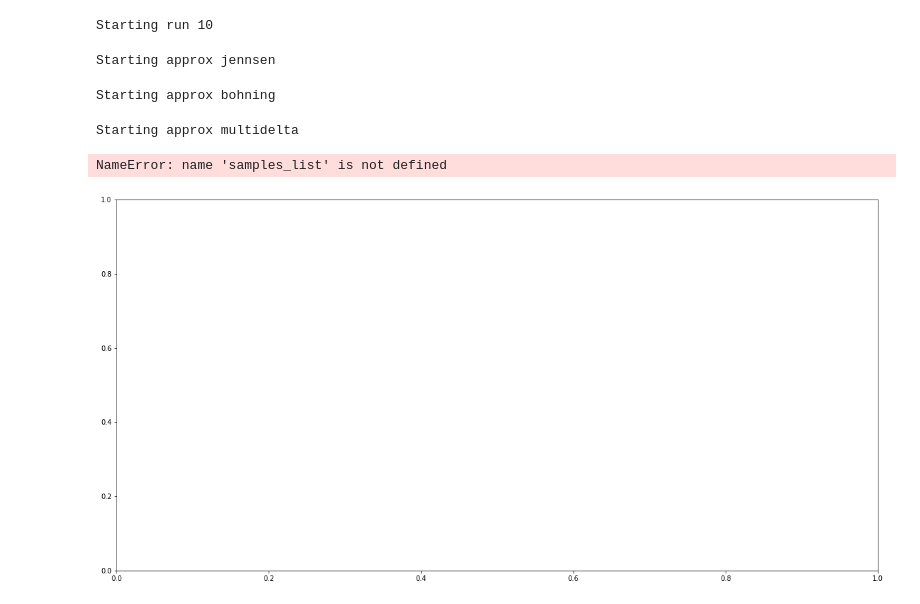
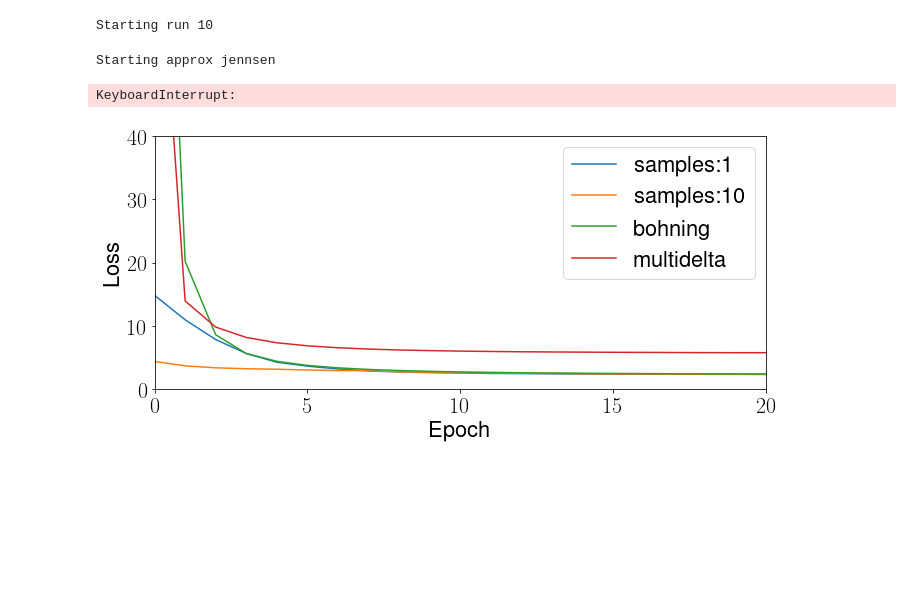
Before and after one commit to philippvb/ResearchProjectLLVI, a Jupyter notebook: BasicExample/experiments/Classification/MNIST/cf_vs_mc.ipynb, the cells around one changed output. Drawn from its saved outputs; the diff is of its cells as text; code cells hidden in the pictures; blank space fills up the shorter version.

Commit message:
Updated MNIST

```diff
--- a/BasicExample/experiments/Classification/MNIST/cf_vs_mc.ipynb
+++ b/BasicExample/experiments/Classification/MNIST/cf_vs_mc.ipynb
@@ -17,13 +12,22 @@ test
+# %%
+from matplotlib import pyplot as plt
+plt.rcParams.update({
+    "text.usetex": True,
+    "font.size": 22,
+    "font.family": "sans-serif",
+    "font.sans-serif": ["Helvetica"]})
 # %%
 batch_size_train = 32
-batch_size_test = 1000
 filepath = "/Users/philippvonbachmann/Documents/University/WiSe2122/ResearchProject/ResearchProjectLLVI/BasicExample/datasets/Classification"
-train_loader = torch.utils.data.DataLoader(
-  torchvision.datasets.MNIST(filepath, train=True, download=False,
+dataset = torchvision.datasets.MNIST(filepath, train=True, download=False,
                             transform=torchvision.transforms.Compose([
                               torchvision.transforms.ToTensor(),
                               torchvision.transforms.Normalize(
                                 (0.1307,), (0.3081,))
-                            ])),
+                            ]))
+train_size = int(0.1 * len(dataset))
+rest_size = len(dataset) - train_size
+dataset, _ = torch.utils.data.random_split(dataset, [train_size, rest_size])
+train_loader = torch.utils.data.DataLoader(dataset,
   batch_size=batch_size_train, shuffle=True)
 n_datapoints = batch_size_train * len(train_loader)
@@ -35,13 +59,13 @@ mc_train_losses = []
 mc_train_times = []
 for samples in samples_list:
     print("Starting run", samples)
-    feature_extractor = CNN(optimizer=torch.optim.Adam, lr=lr, weight_decay=5e-4)
+    feature_extractor = VICNN(optimizer=torch.optim.Adam, lr=lr, weight_decay=5e-4)
     dist = FullCovariance(50, 10, lr=lr)
     net_mc = LLVIClassification(50, 10, feature_extractor, dist,
     prior_log_var=-1, optimizer_type=torch.optim.Adam,
     tau=0.1, lr=lr)
     start_time = datetime.now()
-    train_loss = net_mc.train_model(train_loader, epochs=5, n_datapoints=n_datapoints, samples=samples, method=LikApprox.MONTECARLO)
+    train_loss = net_mc.train_model(train_loader, epochs=50, n_datapoints=n_datapoints, samples=samples, method=LikApprox.MONTECARLO)
     total_time = int((datetime.now() - start_time).total_seconds())
     mc_train_losses.append(train_loss)
     mc_train_times.append(total_time)
@@ -49,41 +73,41 @@ for samples in samples_list:
 Starting run 1
 Starting run 10
 # %%
-approx_list = ["jennsen", "bohning", "multidelta"]
+approx_list = ["bohning", "multidelta"] # "jennsen" (gives nan for this example)
 cf_train_losses = []
 cf_train_times = []
 for approx_name in approx_list:
     print("Starting approx", approx_name)
-    feature_extractor = CNN(optimizer=torch.optim.Adam, lr=lr, weight_decay=5e-4)
+    feature_extractor = VICNN(optimizer=torch.optim.Adam, lr=lr, weight_decay=5e-4)
     dist = FullCovariance(50, 10, lr=lr)
     net_cf = LLVIClassification(50, 10, feature_extractor, dist,
     prior_log_var=-1, optimizer_type=torch.optim.Adam,
     tau=0.1, lr=lr)
     start_time = datetime.now()
-    train_loss = net_cf.train_model(train_loader, epochs=5, n_datapoints=n_datapoints, samples=5, method=LikApprox.CLOSEDFORM, approx_name=approx_name)
+    train_loss = net_cf.train_model(train_loader, epochs=50, n_datapoints=n_datapoints, samples=5, method=LikApprox.CLOSEDFORM, approx_name=approx_name)
     cf_train_losses.append(train_loss)
     cf_train_times.append(int((datetime.now() - start_time).total_seconds()))
 # %% [output]
 Starting approx jennsen
-Starting approx bohning
+KeyboardInterrupt:
-Starting approx multidelta
 # %%
+fig, ax = plt.subplots(figsize=(10,5))
 # visualization
-from matplotlib import pyplot as plt
-fig, ax = plt.subplots(figsize=(20,10))
-vi_train_epochs=5
+vi_train_epochs=50
 for samples, train_loss, train_time in zip(samples_list, mc_train_losses, mc_train_times):
-    ax.plot(list(range(vi_train_epochs)), (train_loss["prediction_loss"]), label=f"samples:{samples}, total time:{train_time}s")
+    ax.plot(list(range(vi_train_epochs)), (train_loss["prediction_loss"]), label=f"samples:{samples}")
 
 for approx_name, train_loss, train_time in zip(approx_list, cf_train_losses, cf_train_times):
-    ax.plot(list(range(vi_train_epochs)), (train_loss["prediction_loss"]), label=f"{approx_name}, total time:{train_time}s")
+    ax.plot(list(range(vi_train_epochs)), (train_loss["prediction_loss"]), label=f"{approx_name}")
 
 ax.legend()
-ax.set_ylim(0, 1)
-ax.set_xlim(0, 5)
-fig.suptitle("Monte Carlo vs Closed Form Classification Loss comparison")
+ax.set_ylim(0, 40)
+ax.set_xlim(0, 20)
+ax.set_xticks([0, 5, 10, 15, 20])
+# fig.suptitle("Monte Carlo vs Closed Form Classification Loss comparison")
 ax.set_xlabel("Epoch")
 ax.set_ylabel("Loss")
+fig.tight_layout()
+# fig.savefig("/Users/philippvonbachmann/Documents/University/WiSe2122/ResearchProject/ResearchProjectLLVI/presentations/presentation_11_1/images/Classification/MCvsCF.jpg")
 # %% [output]
-NameError: name 'samples_list' is not defined
-[figure, old version]
+[figure, new version]
```
Also changed, not shown: parts of 3 cells of this notebook, 3 other files.
